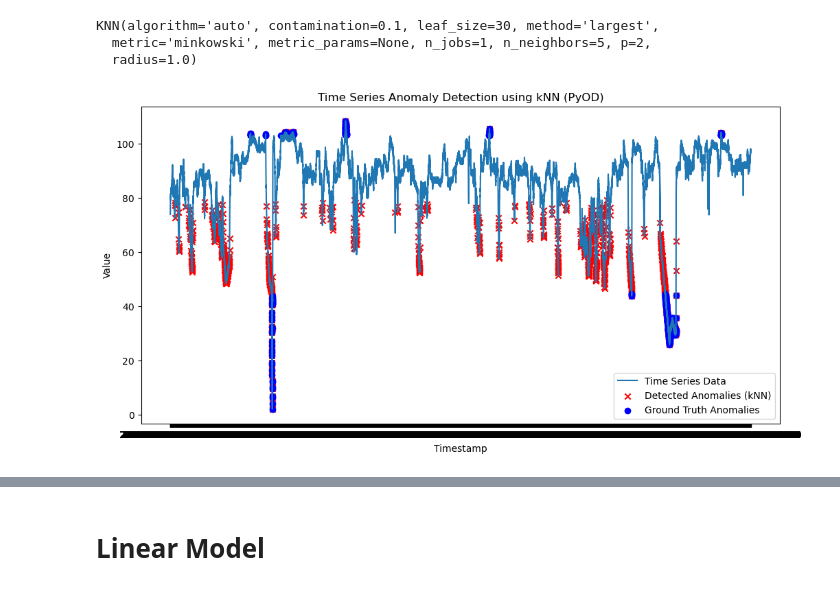
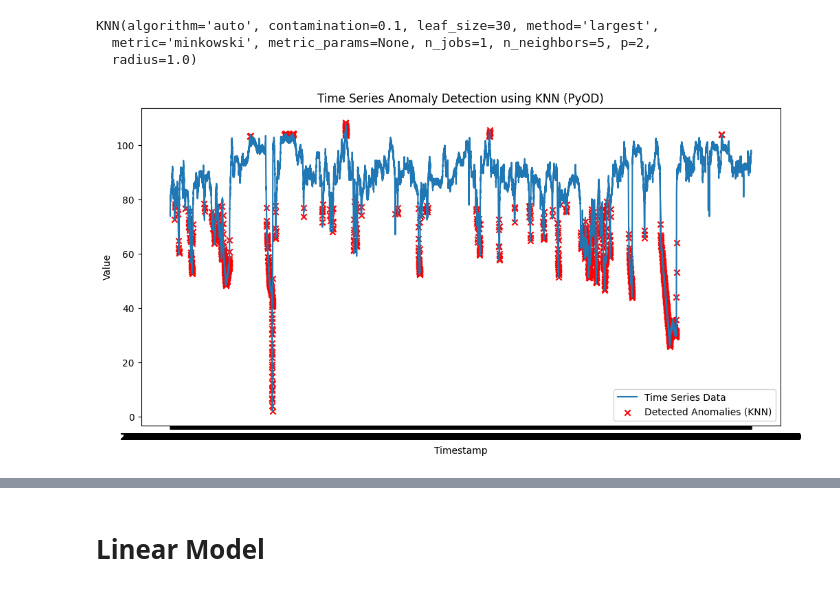
Before and after one commit to sai14karthik/Nexus-S1-Deakin-Internship, a Jupyter notebook: models/PyOD/pyod.ipynb, the cells around one changed output, grey strips where cells are left out. Cells and saved outputs as stored; diff of their text form; code cells hidden in the pictures.

```diff
--- a/models/PyOD/pyod.ipynb
+++ b/models/PyOD/pyod.ipynb
@@ -24,7 +24,7 @@ warnings.filterwarnings("ignore", category=UserWarning, message="Local min featu
 warnings.filterwarnings("ignore", category=UserWarning, message="Local min features smaller than 1, increasing to 1.0")
 warnings.filterwarnings("ignore", category=UserWarning, message="The number of histogram bins is greater than the number of classifiers, reducing n_bins to n_clf.")
 # %%
-df=pd.read_csv("/Users/saikarthik/Desktop/Nexus-S1 Deakin /datasets /cleaned_data.csv")
+df=pd.read_csv("/Users/saikarthik/Desktop/Nexus-S1 Deakin /code /cleaned.csv")
 # %%
 df.columns
 # %% [output]
@@ -50,2 +37,0 @@ def label_anomalies(value):
-# %%
-df['true_labels'] = df['value'].apply(label_anomalies)
@@ -220,14 +153,15 @@ y_scores_knn = clf_knn.decision_function(X)
 # %%
 plt.figure(figsize=(12, 6))
 plt.plot(df['timestamp'], df['value'], label='Time Series Data')
-plt.scatter(df['timestamp'][y_predict_knn == 1], df['value'][y_predict_knn == 1],
-            color='red', marker='x', label='Detected Anomalies (kNN)')
-plt.scatter(df['timestamp'][df['true_labels'] == 1], df['value'][df['true_labels'] == 1],
-            color='blue', marker='o', label='Ground Truth Anomalies')
-plt.title('Time Series Anomaly Detection using kNN (PyOD)')
+
+# Plot detected anomalies
+plt.scatter(df['timestamp'][y_predict_knn == 1], df['value'][y_predict_knn== 1],
+            color='red', marker='x', label='Detected Anomalies (KNN)')
+
+plt.title('Time Series Anomaly Detection using KNN (PyOD)')
 plt.xlabel('Timestamp')
 plt.ylabel('Value')
 plt.legend()
 plt.show()
 # %% [output]
-[figure, old version]
+[figure, new version]
```
Also changed, not shown: parts of 21 cells of this notebook, 13 other files.
